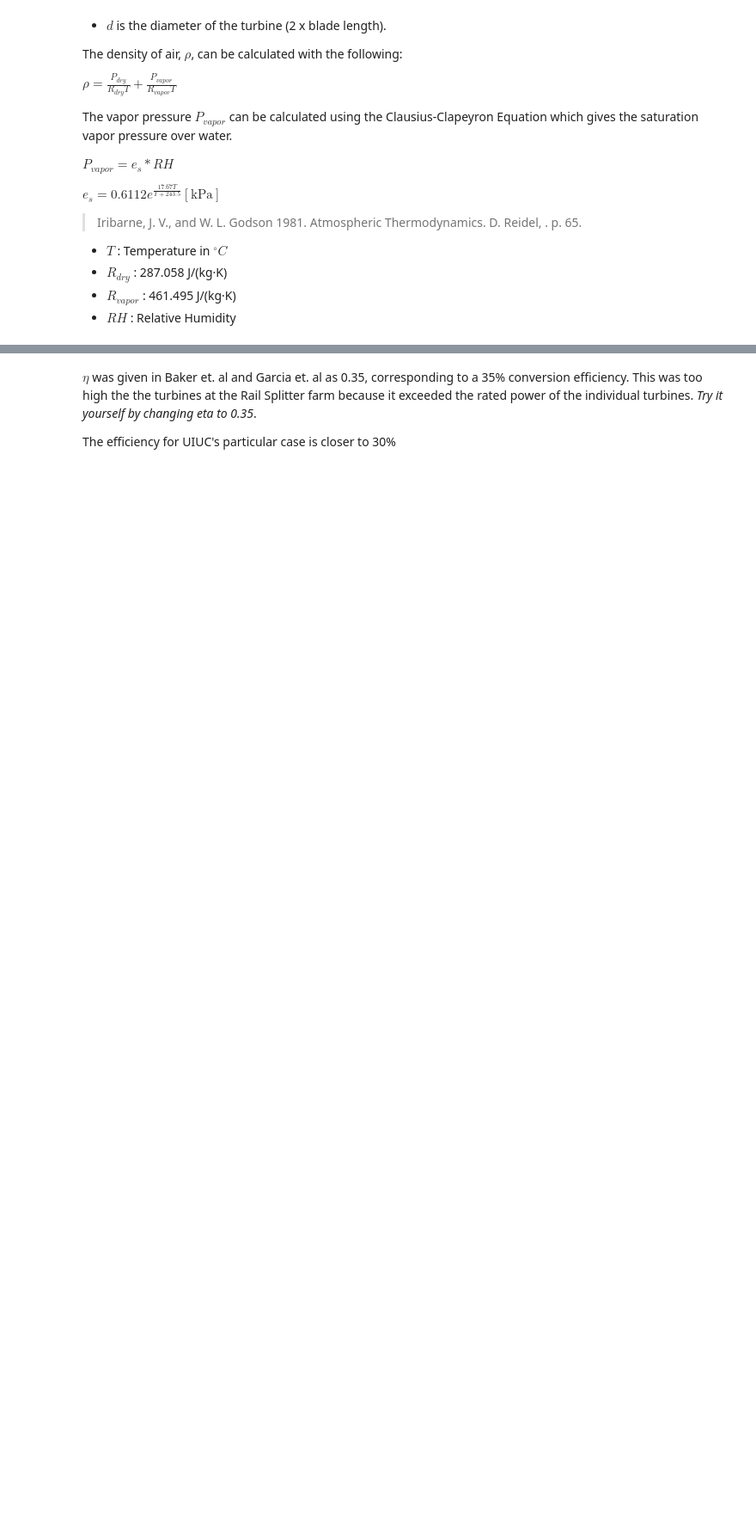
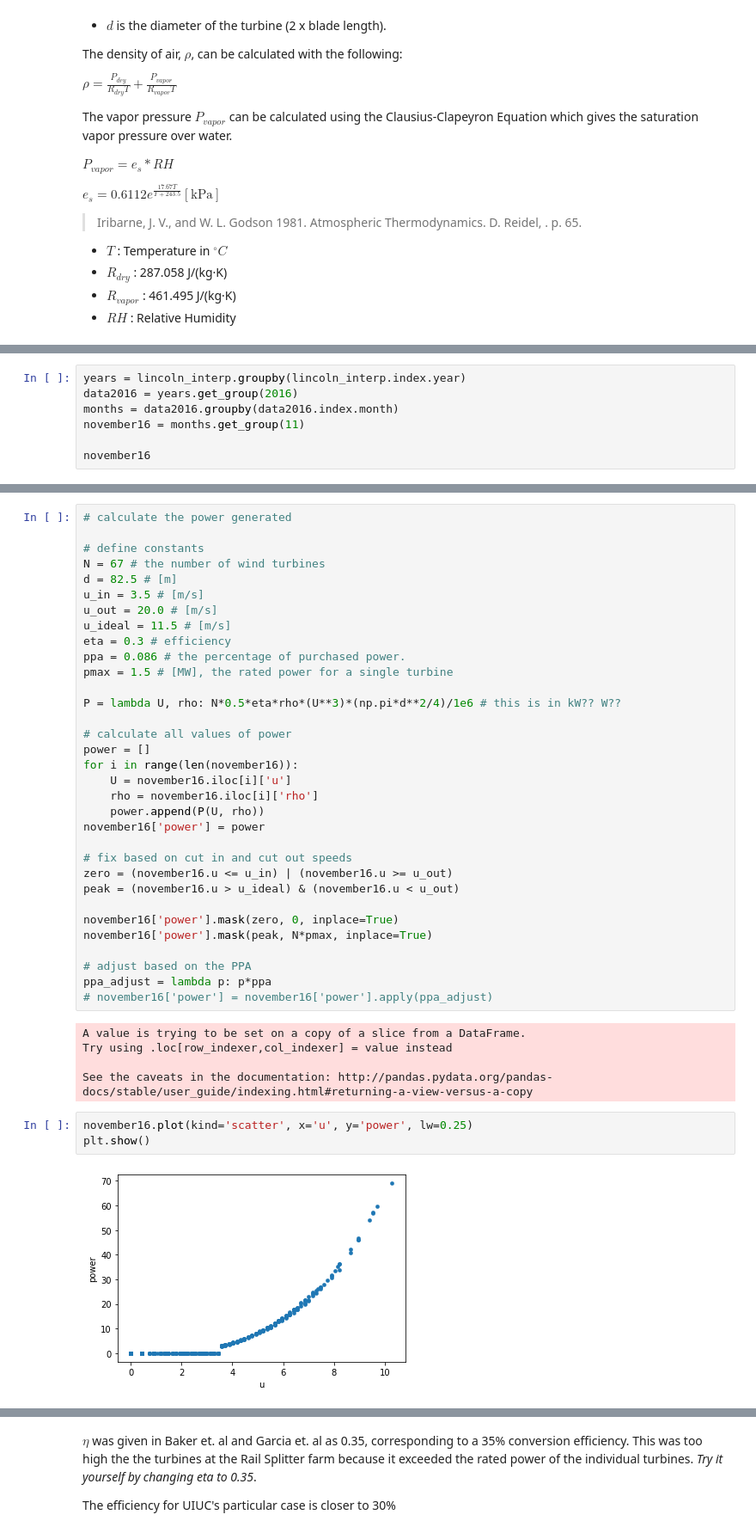
Before and after one commit to arfc/pride, a Jupyter notebook: data_processing/wind_power.ipynb, the cells around one changed output, grey strips where cells are left out. Shown at 86% size. Drawn from its saved outputs; the diff is of its cells as text; blank space fills up the shorter version.

```diff
--- a/data_processing/wind_power.ipynb
+++ b/data_processing/wind_power.ipynb
@@ -246,0 +255,7 @@ lincoln_wind['power'].mask(peak, N*ppa*pmax, inplace=True)
+# %%
+years = lincoln_interp.groupby(lincoln_interp.index.year)
+data2016 = years.get_group(2016)
+months = data2016.groupby(data2016.index.month)
+november16 = months.get_group(11)
+
+november16
@@ -246,0 +277,43 @@ lincoln_wind['power'].mask(peak, N*ppa*pmax, inplace=True)
+# %%
+# calculate the power generated
+
+# define constants
+N = 67 # the number of wind turbines
+d = 82.5 # [m]
+u_in = 3.5 # [m/s]
+u_out = 20.0 # [m/s]
+u_ideal = 11.5 # [m/s]
+eta = 0.3 # efficiency
+ppa = 0.086 # the percentage of purchased power.
+pmax = 1.5 # [MW], the rated power for a single turbine
+
+P = lambda U, rho: N*0.5*eta*rho*(U**3)*(np.pi*d**2/4)/1e6 # this is in kW?? W??
+
+# calculate all values of power
+power = []
+for i in range(len(november16)):
+    U = november16.iloc[i]['u']
+    rho = november16.iloc[i]['rho']
+    power.append(P(U, rho))
+november16['power'] = power
+
+# fix based on cut in and cut out speeds
+zero = (november16.u <= u_in) | (november16.u >= u_out)
+peak = (november16.u > u_ideal) & (november16.u < u_out)
+
+november16['power'].mask(zero, 0, inplace=True)
+november16['power'].mask(peak, N*pmax, inplace=True)
+
+# adjust based on the PPA
+ppa_adjust = lambda p: p*ppa
+# november16['power'] = november16['power'].apply(ppa_adjust)
+# %% [output]
+A value is trying to be set on a copy of a slice from a DataFrame.
+Try using .loc[row_indexer,col_indexer] = value instead
+
+See the caveats in the documentation: http://pandas.pydata.org/pandas-docs/stable/user_guide/indexing.html#returning-a-view-versus-a-copy
+# %%
+november16.plot(kind='scatter', x='u', y='power', lw=0.25)
+plt.show()
+# %% [output]
+[figure, added]
```
Also changed, not shown: parts of 50 cells of this notebook, 1 other file.
